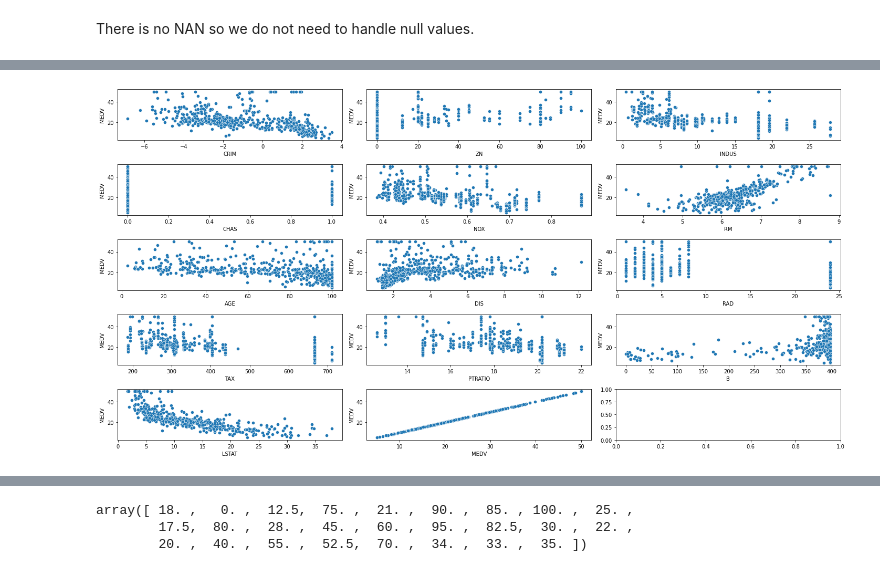
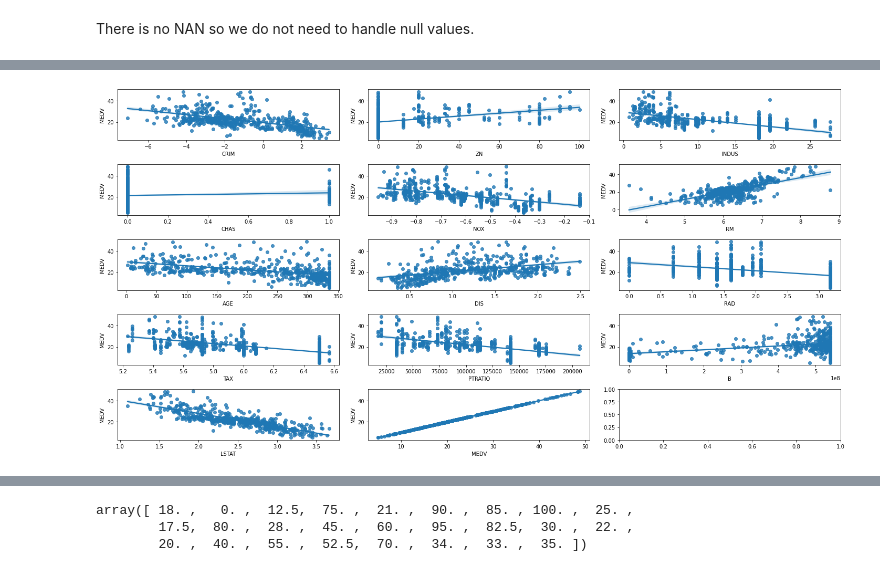
Before and after one commit to Yena-Ahn/Machine-Learning-Study, a Jupyter notebook: boston_housing/boston_housing_update.ipynb, the cells around one changed output, grey strips where cells are left out. Cells and saved outputs as stored; diff of their text form; code cells hidden in the pictures.

```diff
--- a/boston_housing/boston_housing_update.ipynb
+++ b/boston_housing/boston_housing_update.ipynb
@@ -177,10 +161,10 @@ dtype: float64
 # %%
-#CRIM B skewness with log
+#boxcox
+from scipy import stats
+df_crim = pd.DataFrame(stats.boxcox(all_data['CRIM'])[0])
+print(np.log(all_data['CRIM']).skew())
+print(df_crim.skew())
 fig, axs = plt.subplots(ncols=2, nrows=1, figsize=(20, 10))
-col = ['CRIM', 'B']
-index = 0
-for i in col:
-    sns.histplot(np.log(all_data[i]), kde=True, ax=axs[index])
-    print(np.log(all_data[i]).skew())
-    index += 1
+sns.histplot(np.log(all_data['CRIM']), kde=True, ax=axs[0])
+sns.histplot(df_crim, kde=True, ax=axs[1])
 # %% [output]
@@ -248,0 +186,11 @@ all_data.head()
+# %%
+fig, axs = plt.subplots(ncols=3, nrows=1, figsize=(20, 10))
+df_B = pd.DataFrame(stats.boxcox(all_data['B'])[0])
+df_AGE = pd.DataFrame(stats.boxcox(all_data['AGE'])[0])
+df_PTRATIO = pd.DataFrame(stats.boxcox(all_data['PTRATIO'])[0])
+i =0
+for col in [df_B, df_AGE, df_PTRATIO]:
+  sns.histplot(col, ax=axs[i], kde=True)
+  i += 1
+  print(col.skew())
+plt.tight_layout()
@@ -248,0 +205,4 @@ all_data.head()
+# %%
+for col in ['B', 'AGE', 'PTRATIO']:
+  all_data[col] = stats.boxcox(all_data[col])[0]
+all_data.skew()
@@ -248,0 +225,8 @@ all_data.head()
+# %%
+fig, axs = plt.subplots(nrows=5, ncols=3, figsize = (20,10))
+index = 0
+axs = axs.flatten()
+for col in all_data.columns:
+    sns.histplot(all_data[col], ax=axs[index], kde=True)
+    index += 1
+plt.tight_layout()
@@ -249,13 +235,13 @@ all_data.head()
 # %%
 fig, axs = plt.subplots(nrows=5, ncols=3, figsize = (20,10))
 index = 0
 axs = axs.flatten()
 for col in all_data.columns:
-    sns.scatterplot(all_data[col], all_data['MEDV'], ax=axs[index])
+    sns.regplot(all_data[col], all_data['MEDV'], ax=axs[index])
     index += 1
 plt.tight_layout()
 # %% [output]
-[figure, old version]
+[figure, new version]
 # %%
 fig, axs = plt.subplots(nrows=5, ncols=3, figsize = (20,10))
 index = 0
```
Also changed, not shown: parts of 58 cells of this notebook.
